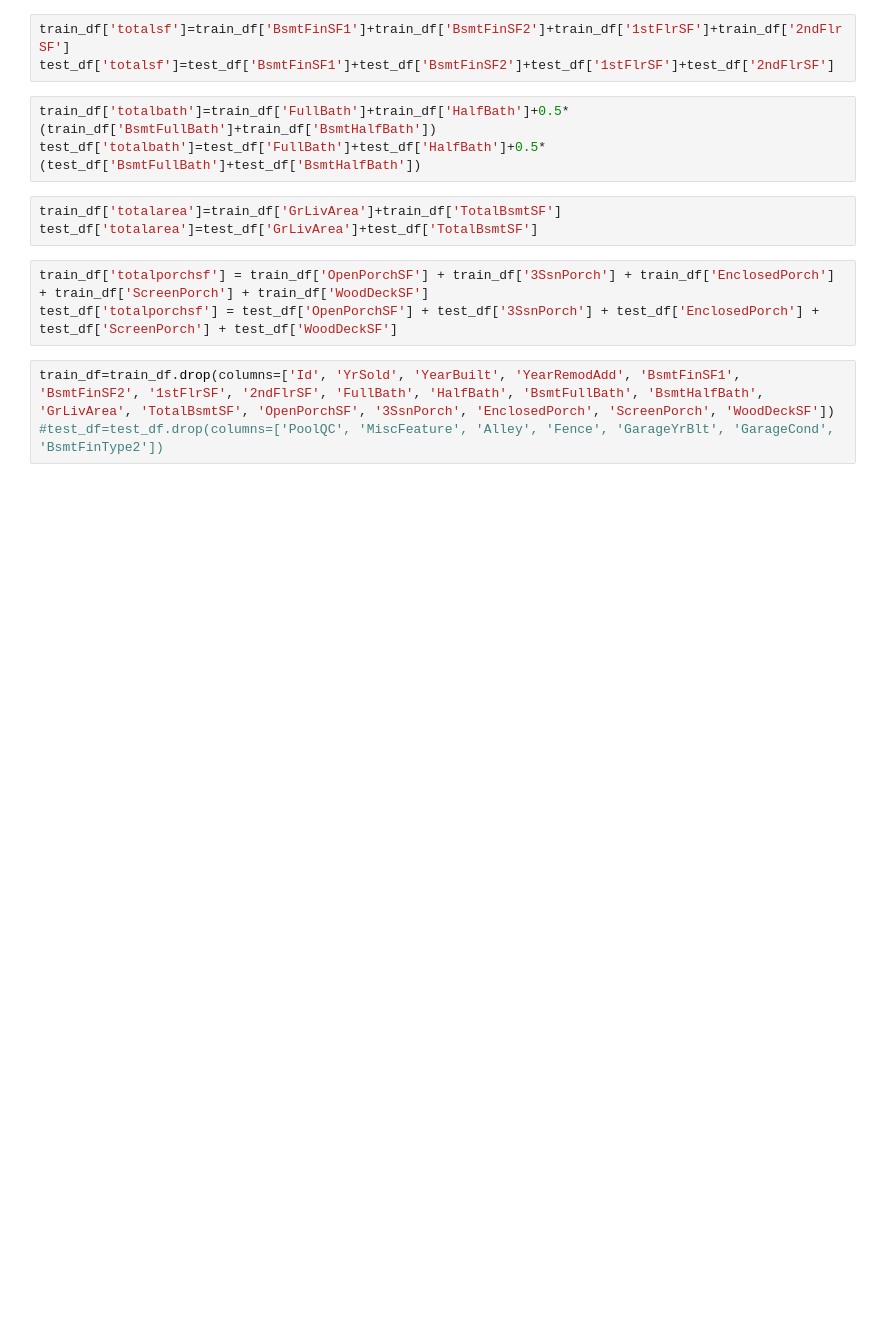
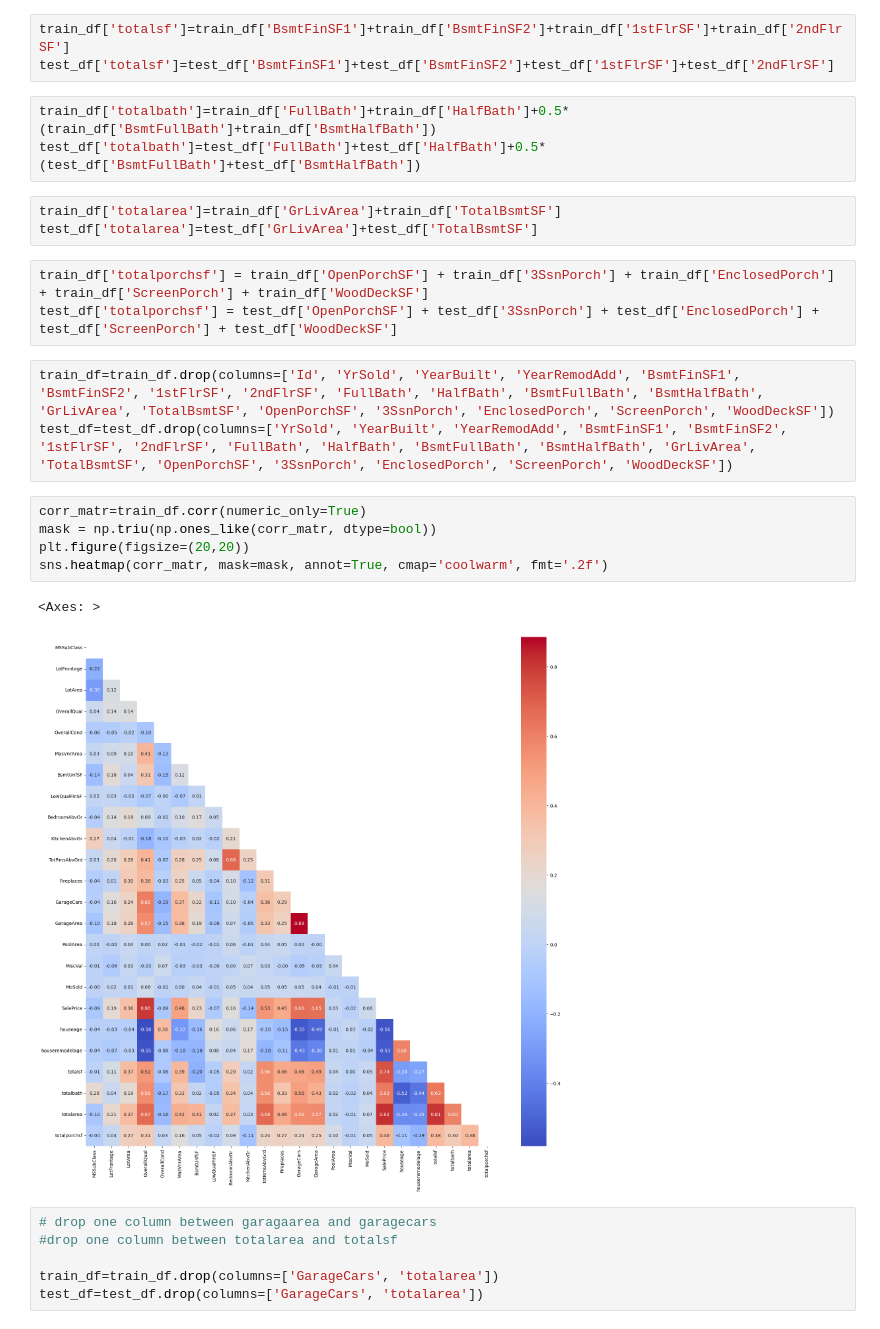
Before and after one commit to zedef99/01_house-prices-advanced-regression-techniques, a Jupyter notebook: hpr2.ipynb, the cells around one changed output. Drawn from its saved outputs; the diff is of its cells as text; blank space fills up the shorter version.

```diff
--- a/hpr2.ipynb
+++ b/hpr2.ipynb
@@ -930,4 +939,18 @@ train_df['totalporchsf'] = train_df['OpenPorchSF'] + train_df['3SsnPorch'] + tra
 test_df['totalporchsf'] = test_df['OpenPorchSF'] + test_df['3SsnPorch'] + test_df['EnclosedPorch'] + test_df['ScreenPorch'] + test_df['WoodDeckSF']
 # %%
 train_df=train_df.drop(columns=['Id', 'YrSold', 'YearBuilt', 'YearRemodAdd', 'BsmtFinSF1', 'BsmtFinSF2', '1stFlrSF', '2ndFlrSF', 'FullBath', 'HalfBath', 'BsmtFullBath', 'BsmtHalfBath', 'GrLivArea', 'TotalBsmtSF', 'OpenPorchSF', '3SsnPorch', 'EnclosedPorch', 'ScreenPorch', 'WoodDeckSF'])
-#test_df=test_df.drop(columns=['PoolQC', 'MiscFeature', 'Alley', 'Fence', 'GarageYrBlt', 'GarageCond', 'BsmtFinType2'])
+test_df=test_df.drop(columns=['YrSold', 'YearBuilt', 'YearRemodAdd', 'BsmtFinSF1', 'BsmtFinSF2', '1stFlrSF', '2ndFlrSF', 'FullBath', 'HalfBath', 'BsmtFullBath', 'BsmtHalfBath', 'GrLivArea', 'TotalBsmtSF', 'OpenPorchSF', '3SsnPorch', 'EnclosedPorch', 'ScreenPorch', 'WoodDeckSF'])
+# %%
+corr_matr=train_df.corr(numeric_only=True)
+mask = np.triu(np.ones_like(corr_matr, dtype=bool))
+plt.figure(figsize=(20,20))
+sns.heatmap(corr_matr, mask=mask, annot=True, cmap='coolwarm', fmt='.2f')
+# %% [output]
+<Axes: >
+[figure, added]
+# %%
+# drop one column between garagaarea and garagecars
+#drop one column between totalarea and totalsf
+
+train_df=train_df.drop(columns=['GarageCars', 'totalarea'])
+test_df=test_df.drop(columns=['GarageCars', 'totalarea'])
```
Also changed, not shown: parts of 41 cells of this notebook, 1 other file.
